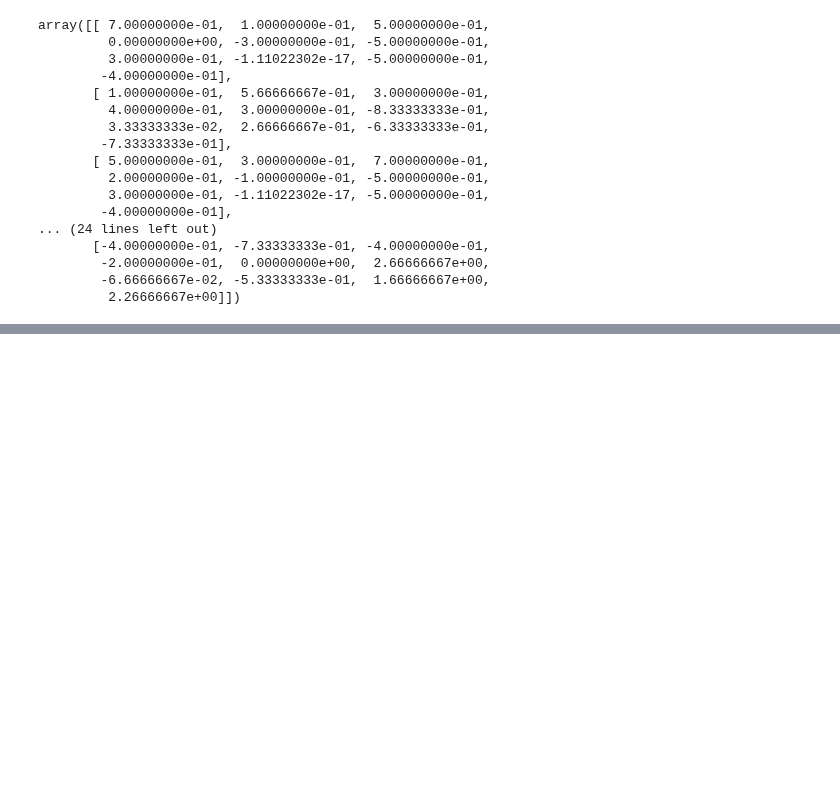
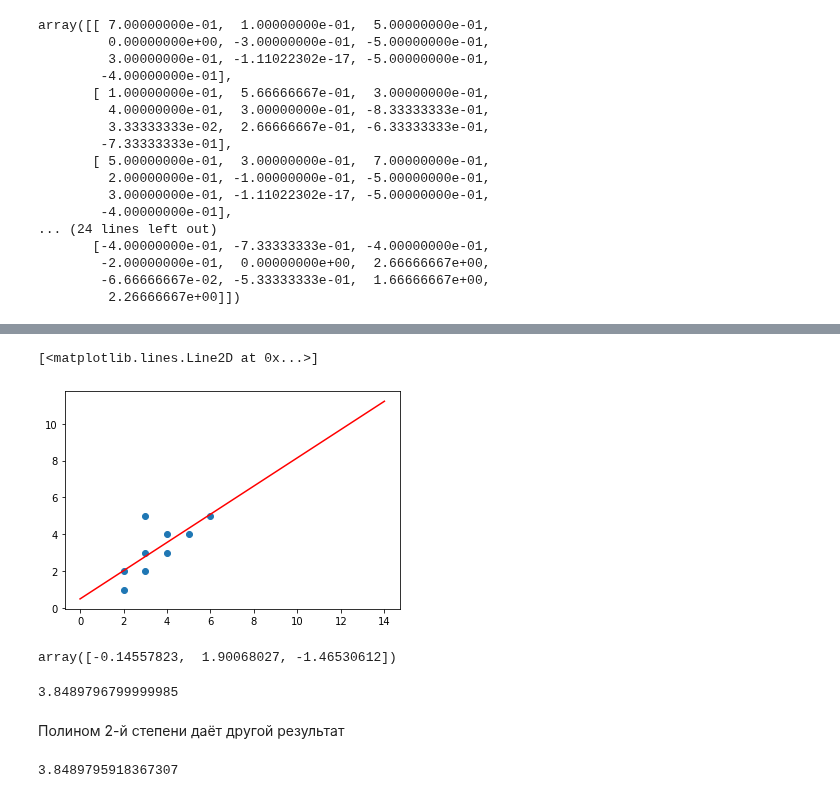
Before and after one commit to vn322/Sport-University, a Jupyter notebook: Использование языка Python для проведения научных исследований в единоборствах/Numpy.ipynb, the cells around one changed output, grey strips where cells are left out. Saved outputs shown, nothing was run; the diff lists cells and outputs as text; code cells hidden in the pictures; blank space fills up the shorter version.

```diff
--- a/Использование языка Python для проведения научных исследований в единоборствах/Numpy.ipynb
+++ b/Использование языка Python для проведения научных исследований в единоборствах/Numpy.ipynb
@@ -213,0 +247,24 @@ array([[ 7.00000000e-01,  1.00000000e-01,  5.00000000e-01,
+# %%
+x_axis = range(15)
+y_axis = prognoz(x_axis)
+plt.scatter(prised,brosok)
+plt.plot(x_axis, y_axis, c = 'r')
+# %% [output]
+[<matplotlib.lines.Line2D at 0x...>]
+[figure, added]
+# %%
+model2 = np.polyfit(prised,brosok, 2)
+model2
+# %% [output]
+array([-0.14557823,  1.90068027, -1.46530612])
+# %%
+-0.14557823*81 + 1.90068027*9 - 1.46530612
+# %% [output]
+3.8489796799999985
+# %% [markdown]
+Полином 2-й степени даёт другой результат
+# %%
+prognoz2 = np.poly1d(model2)
+prognoz2(9)
+# %% [output]
+3.8489795918367307
```
Also changed, not shown: parts of 19 cells of this notebook, 2 other files.
